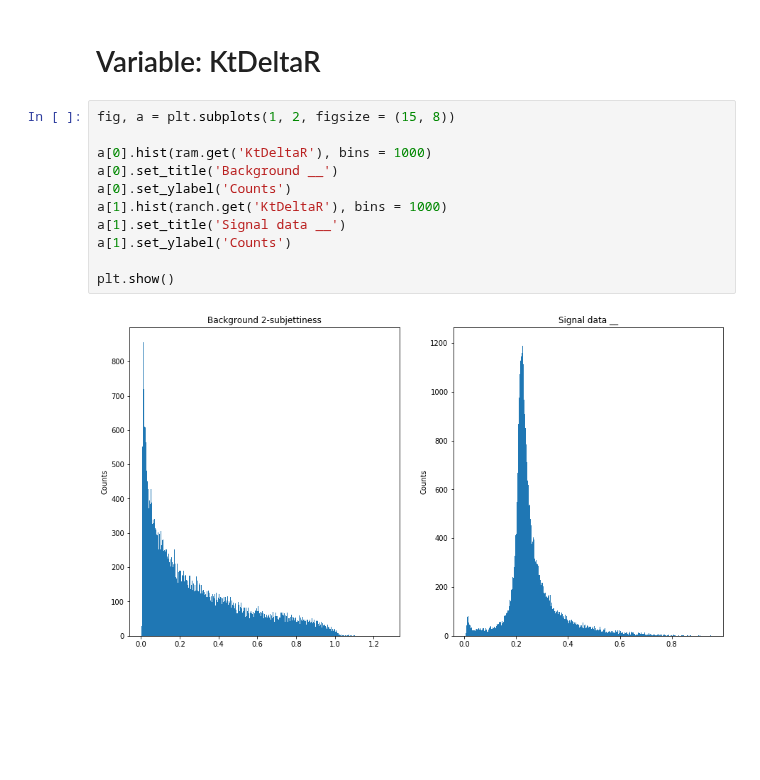
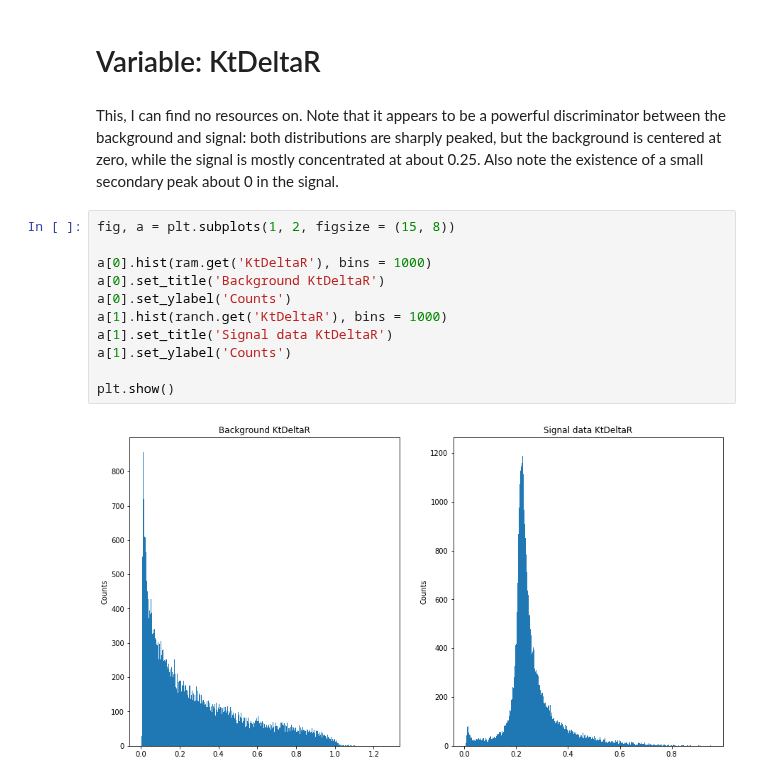
Before and after one commit to sotha-sil/Phys_434, a Jupyter notebook: lab5.ipynb, the cells around one changed output. Saved outputs shown, nothing was run; the diff lists cells and outputs as text; blank space fills up the shorter version.

```diff
--- a/lab5.ipynb
+++ b/lab5.ipynb
@@ -251,16 +257,18 @@ plt.show()
 [figure]
 # %% [markdown]
 # Variable: KtDeltaR
+# %% [markdown]
+This, I can find no resources on. Note that it appears to be a powerful discriminator between the background and signal: both distributions are sharply peaked, but the background is centered at zero, while the signal is mostly concentrated at about 0.25. Also note the existence of a small secondary peak about 0 in the signal.
 # %%
 fig, a = plt.subplots(1, 2, figsize = (15, 8))
 
 a[0].hist(ram.get('KtDeltaR'), bins = 1000)
-a[0].set_title('Background __')
+a[0].set_title('Background KtDeltaR')
 a[0].set_ylabel('Counts')
 a[1].hist(ranch.get('KtDeltaR'), bins = 1000)
-a[1].set_title('Signal data __')
+a[1].set_title('Signal data KtDeltaR')
 a[1].set_ylabel('Counts')
 
 plt.show()
 # %% [output]
-[figure, old version]
+[figure, new version]
```
Also changed, not shown: parts of 4 cells of this notebook, 1 other file.
